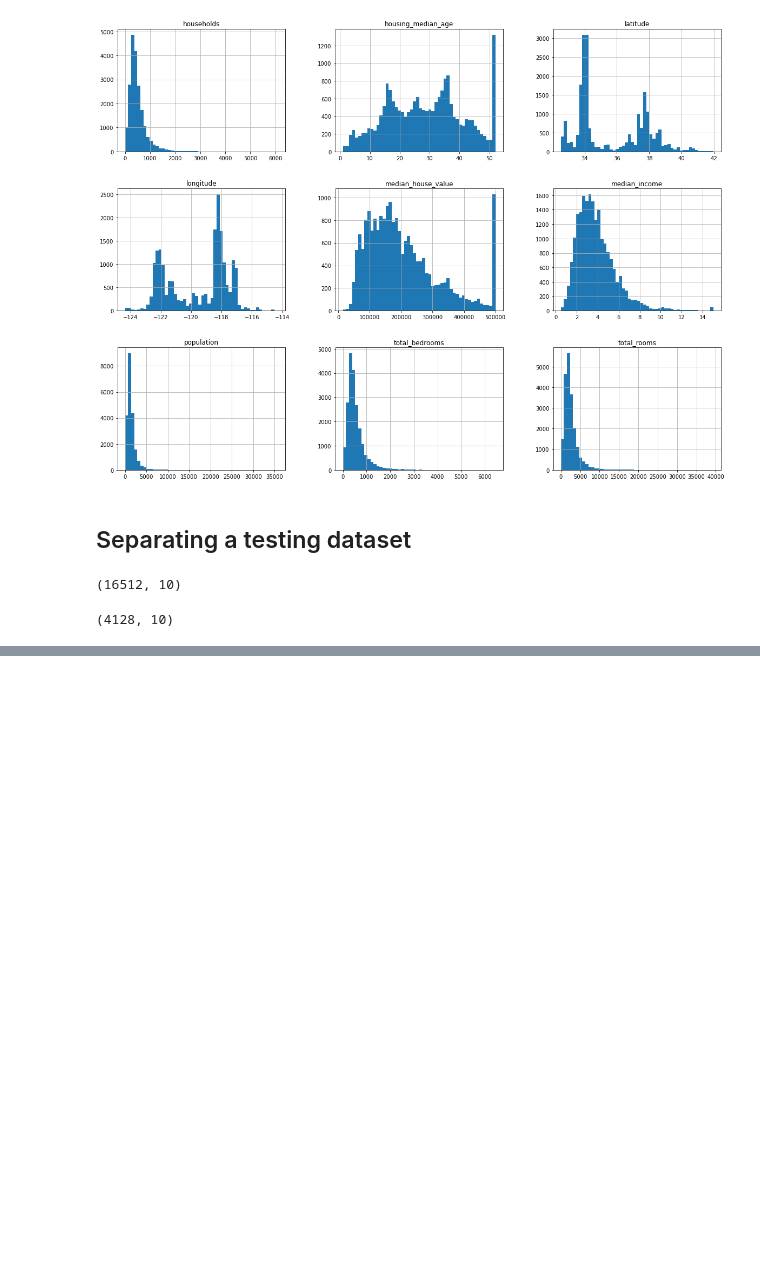
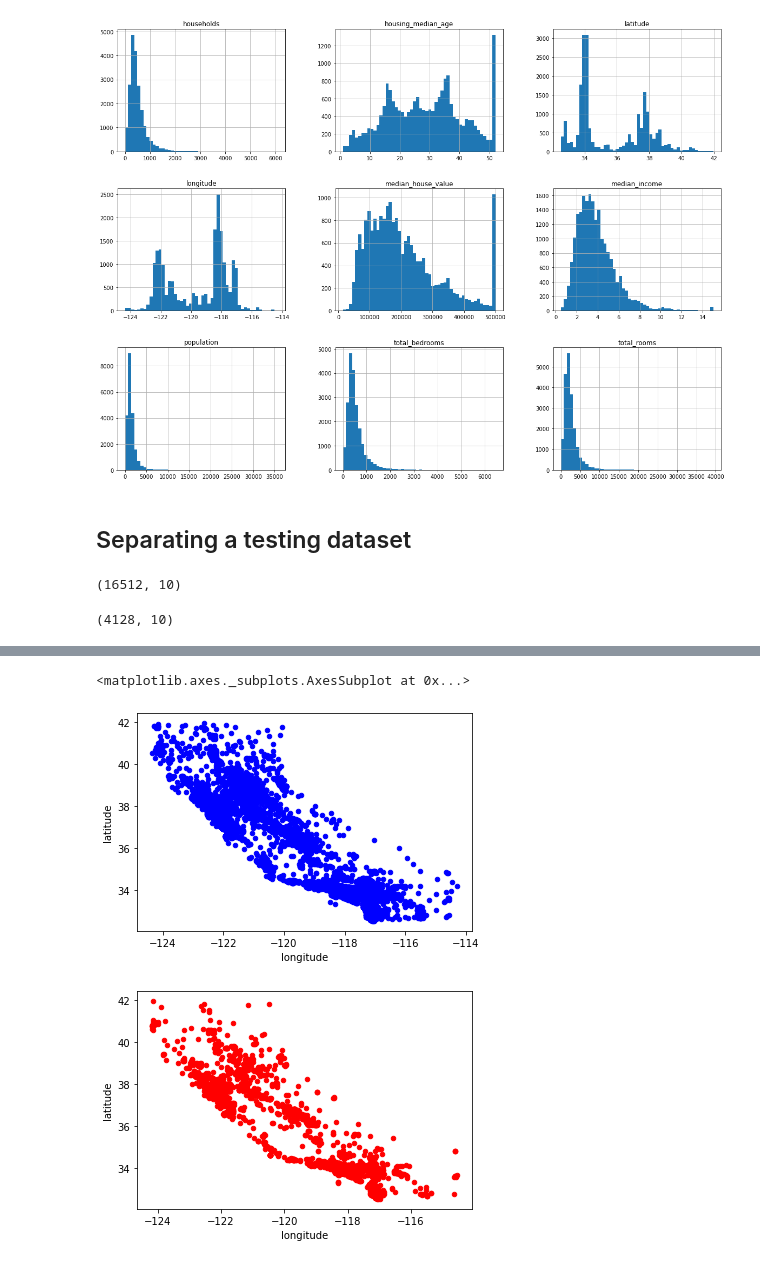
Before and after one commit to drnesr/Machine_Learning, a Jupyter notebook: Projects/Housing/Code/Housing.ipynb, the cells around one changed output, grey strips where cells are left out. Drawn from its saved outputs; the diff is of its cells as text; code cells hidden in the pictures; blank space fills up the shorter version.

```diff
--- a/Projects/Housing/Code/Housing.ipynb
+++ b/Projects/Housing/Code/Housing.ipynb
@@ -98,0 +200,8 @@ display(train_set.shape, test_set.shape)
+# %%
+# plotting (training and testing) houses locations in California
+housing.plot(kind='scatter', x='longitude', y='latitude',color='b')
+strat_test_set.plot(kind='scatter', x='longitude', y='latitude',color='r')
+# %% [output]
+<matplotlib.axes._subplots.AxesSubplot at 0x...>
+[figure, added]
+[figure, added]
```
Also changed, not shown: parts of 18 cells of this notebook.
